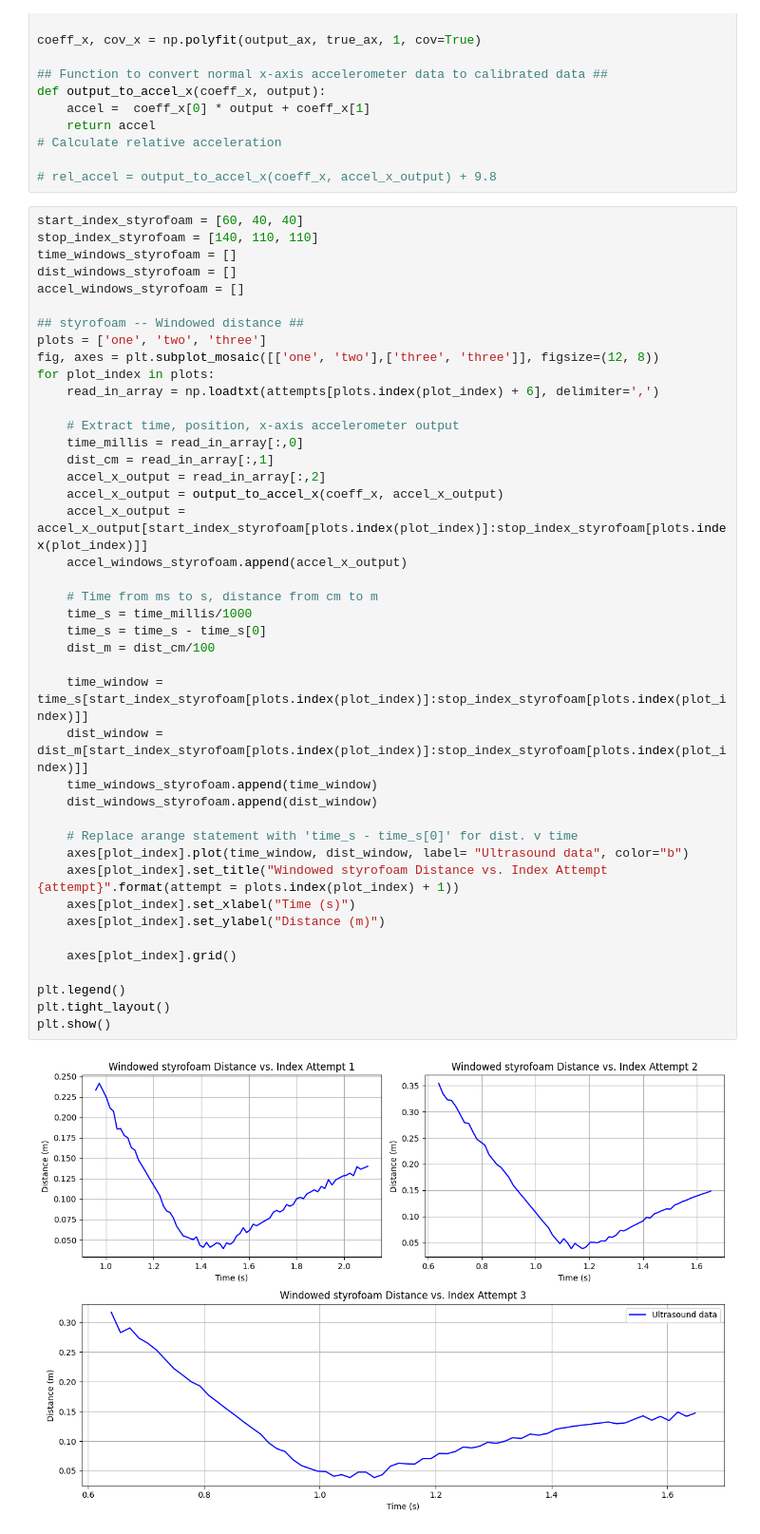
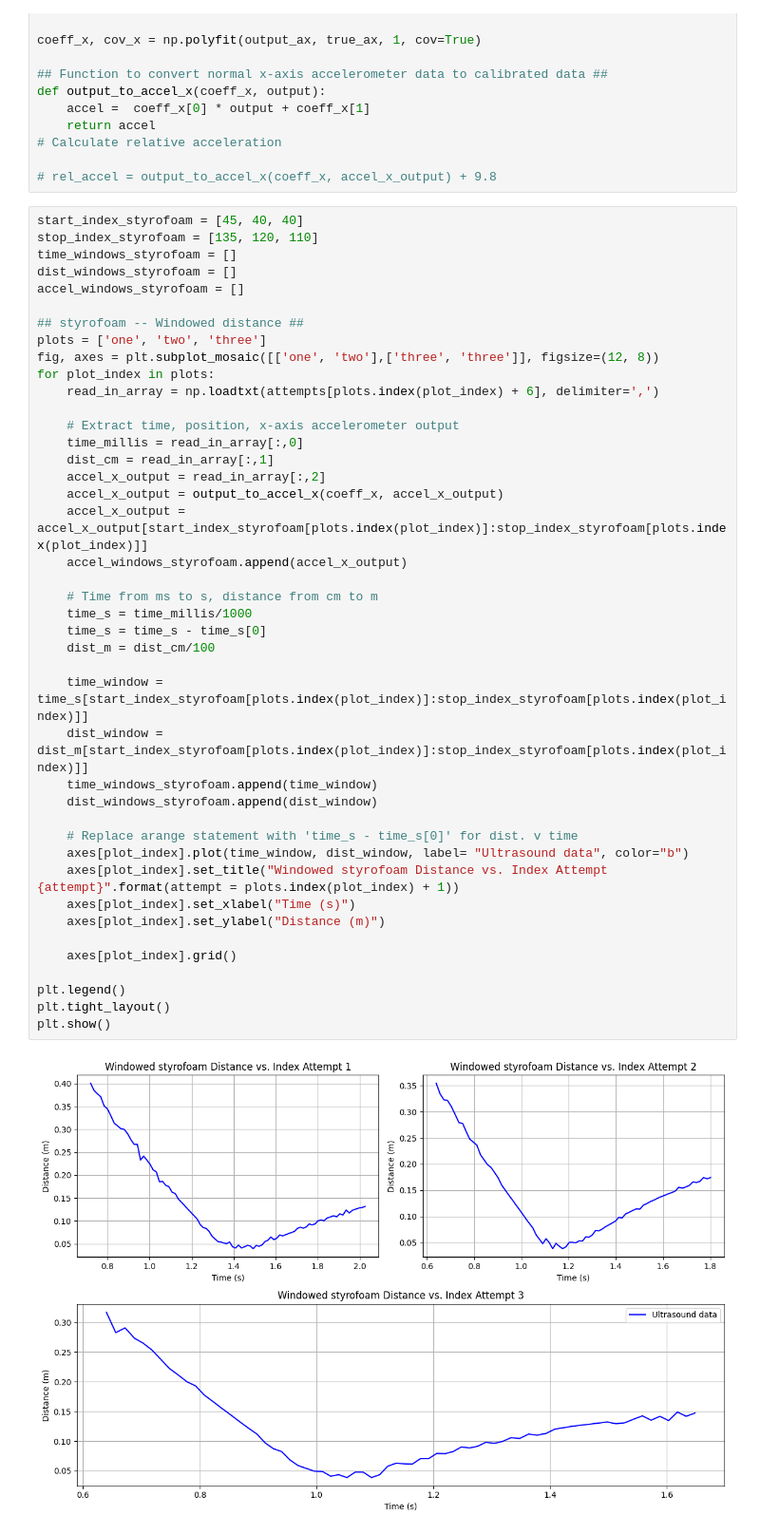
Before and after one commit to larasmara/4alfinalproject, a Jupyter notebook: ultrasound_plotter_styrofoam.ipynb, the cells around one changed output. Shown at 95% size. Saved outputs shown, nothing was run; the diff lists cells and outputs as text.

```diff
--- a/ultrasound_plotter_styrofoam.ipynb
+++ b/ultrasound_plotter_styrofoam.ipynb
@@ -98,8 +98,8 @@ def output_to_accel_x(coeff_x, output):
 
 # rel_accel = output_to_accel_x(coeff_x, accel_x_output) + 9.8
 # %%
-start_index_styrofoam = [60, 40, 40]
-stop_index_styrofoam = [140, 110, 110]
+start_index_styrofoam = [45, 40, 40]
+stop_index_styrofoam = [135, 120, 110]
 time_windows_styrofoam = []
 dist_windows_styrofoam = []
 accel_windows_styrofoam = []
@@ -113,32 +113,32 @@ for plot_index in plots:
     # Extract time, position, x-axis accelerometer output
     time_millis = read_in_array[:,0]
     dist_cm = read_in_array[:,1]
     accel_x_output = read_in_array[:,2]
     accel_x_output = output_to_accel_x(coeff_x, accel_x_output)
     accel_x_output = accel_x_output[start_index_styrofoam[plots.index(plot_index)]:stop_index_styrofoam[plots.index(plot_index)]]
     accel_windows_styrofoam.append(accel_x_output)
 
     # Time from ms to s, distance from cm to m
     time_s = time_millis/1000
     time_s = time_s - time_s[0]
     dist_m = dist_cm/100
 
     time_window = time_s[start_index_styrofoam[plots.index(plot_index)]:stop_index_styrofoam[plots.index(plot_index)]]
     dist_window = dist_m[start_index_styrofoam[plots.index(plot_index)]:stop_index_styrofoam[plots.index(plot_index)]]
     time_windows_styrofoam.append(time_window)
     dist_windows_styrofoam.append(dist_window)
 
     # Replace arange statement with 'time_s - time_s[0]' for dist. v time
     axes[plot_index].plot(time_window, dist_window, label= "Ultrasound data", color="b")
     axes[plot_index].set_title("Windowed styrofoam Distance vs. Index Attempt {attempt}".format(attempt = plots.index(plot_index) + 1))
     axes[plot_index].set_xlabel("Time (s)")
     axes[plot_index].set_ylabel("Distance (m)")
 
     axes[plot_index].grid()
 
 plt.legend()
 plt.tight_layout()
 plt.show()
 # %% [output]
-[figure, old version]
+[figure, new version]
 # %%
```
Also changed, not shown: parts of 3 cells of this notebook, 1 other file.
